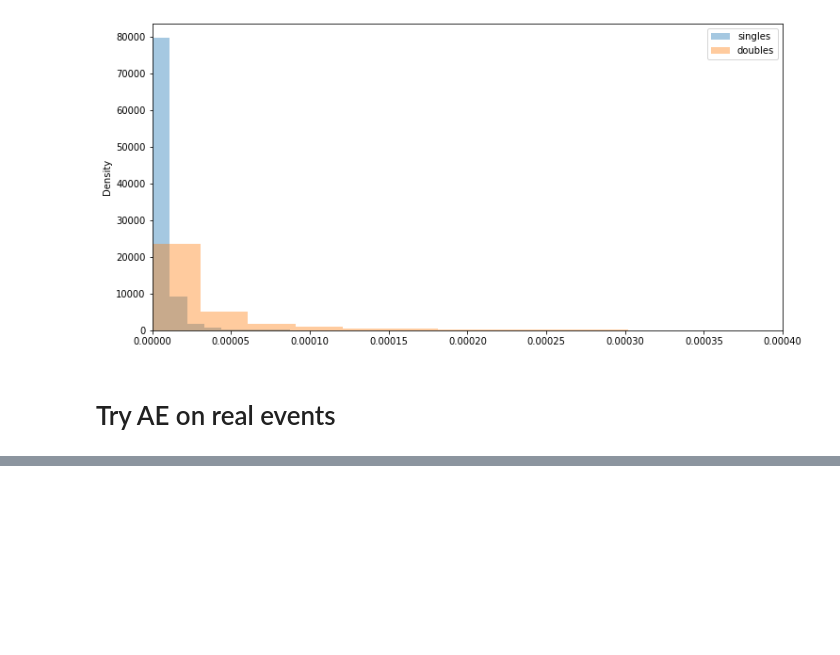
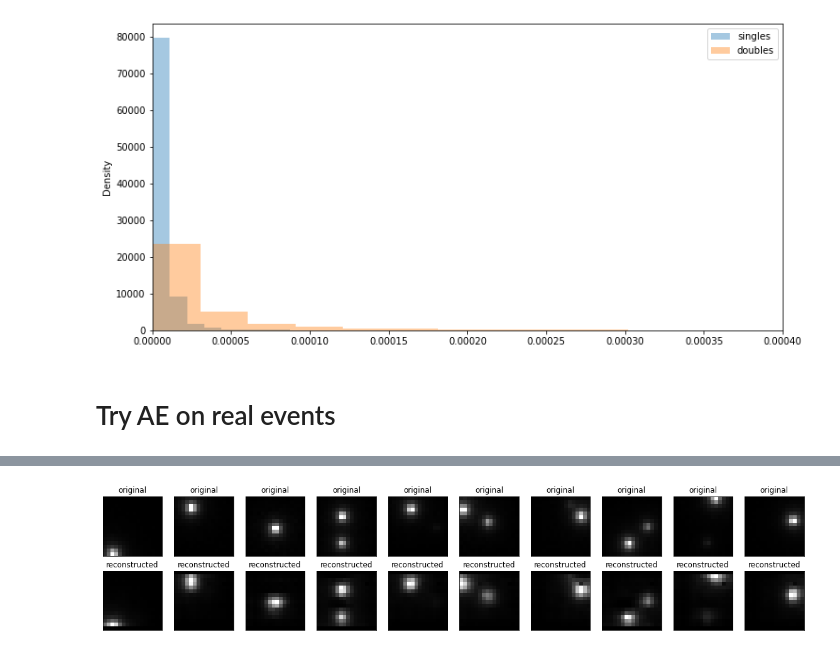
Before and after one commit to geirtul/master_analysis, a Jupyter notebook: notebooks/classification/autoencoder_occ.ipynb, the cells around one changed output, grey strips where cells are left out. Saved outputs shown, nothing was run; the diff lists cells and outputs as text; code cells hidden in the pictures; blank space fills up the shorter version.

```diff
--- a/notebooks/classification/autoencoder_occ.ipynb
+++ b/notebooks/classification/autoencoder_occ.ipynb
@@ -136,0 +207,38 @@ events, images = import_real_energy_data(repo_root + "data/real/decaydata_100k.t
+# %%
+sim_images = np.load(repo_root + "data/simulated/images_200k.npy")
+sim_images = sim_images.reshape(sim_images.shape[0], 16, 16, 1)
+sim_positions = np.load(repo_root + "data/simulated/positions_200k.npy")
+sim_energies = np.load(repo_root + "data/simulated/energies_200k.npy")
+sim_labels = np.load(repo_root + "data/simulated/labels_200k.npy")
+# %%
+# Set indices for train and validation
+sim_x_idx = np.arange(sim_images.shape[0])
+sim_train_idx, sim_val_idx = train_test_split(
+    sim_x_idx,
+    random_state=120
+)
+# %%
+sim_encoded_imgs = autoencoder.encoder(normalize_image_data(sim_images[sim_val_idx])).numpy()
+sim_decoded_imgs = autoencoder.decoder(sim_encoded_imgs).numpy()
+
+n = 10
+plt.figure(figsize=(20, 4))
+for i in range(n):
+  # display original
+  ax = plt.subplot(2, n, i + 1)
+  plt.imshow(sim_images[sim_val_idx][i].reshape(16,16))
+  plt.title("original")
+  plt.gray()
+  ax.get_xaxis().set_visible(False)
+  ax.get_yaxis().set_visible(False)
+
+  # display reconstruction
+  ax = plt.subplot(2, n, i + 1 + n)
+  plt.imshow(sim_decoded_imgs[i].reshape(16,16))
+  plt.title("reconstructed")
+  plt.gray()
+  ax.get_xaxis().set_visible(False)
+  ax.get_yaxis().set_visible(False)
+plt.show()
+# %% [output]
+[figure, added]
```
Also changed, not shown: parts of 7 cells of this notebook.
